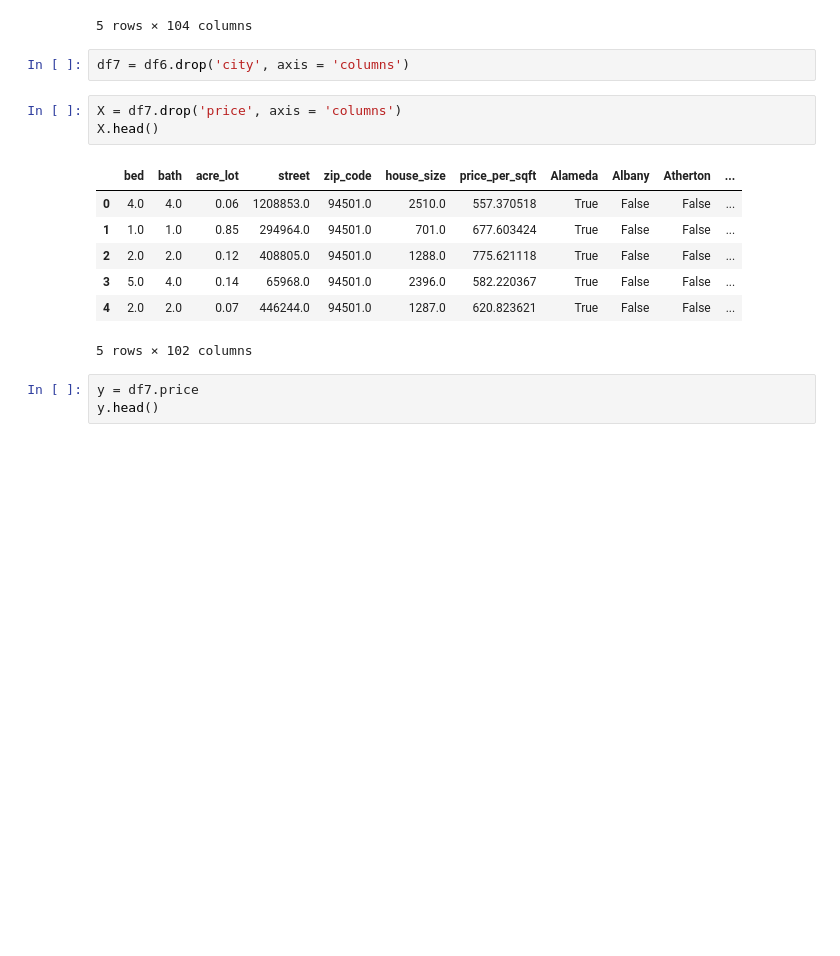
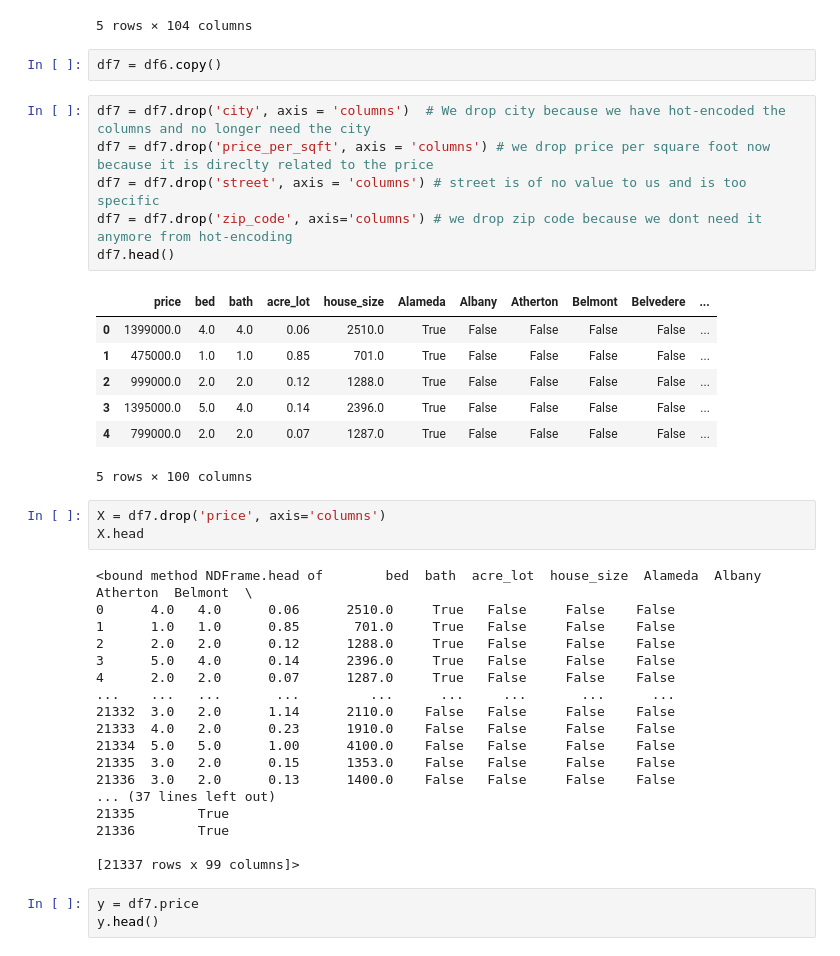
Before and after one commit to ItamarLevi02/House_Price_Prediction, a Jupyter notebook: code/model.ipynb, the cells around one changed output. Saved outputs shown, nothing was run; the diff lists cells and outputs as text; blank space fills up the shorter version.

```diff
--- a/code/model.ipynb
+++ b/code/model.ipynb
@@ -190,19 +199,43 @@ df6.head()
 | 3 | 1395000.0 | 5.0 | 4.0 | 0.14 | 65968.0 | Alameda | 94501.0 | 2396.0 | 582.220367 | True | ... |
 | 4 | 799000.0 | 2.0 | 2.0 | 0.07 | 446244.0 | Alameda | 94501.0 | 1287.0 | 620.823621 | True | ... |
 5 rows × 104 columns
-# %%
-df7 = df6.drop('city', axis = 'columns')
+# %%
+df7 = df6.copy()
+# %%
+df7 = df7.drop('city', axis = 'columns')  # We drop city because we have hot-encoded the columns and no longer need the city
+df7 = df7.drop('price_per_sqft', axis = 'columns') # we drop price per square foot now because it is direclty related to the price
+df7 = df7.drop('street', axis = 'columns') # street is of no value to us and is too specific
+df7 = df7.drop('zip_code', axis='columns') # we drop zip code because we dont need it anymore from hot-encoding
+df7.head()
+# %% [output]
+|  | price | bed | bath | acre_lot | house_size | Alameda | Albany | Atherton | Belmont | Belvedere | ... |
+| 0 | 1399000.0 | 4.0 | 4.0 | 0.06 | 2510.0 | True | False | False | False | False | ... |
+| 1 | 475000.0 | 1.0 | 1.0 | 0.85 | 701.0 | True | False | False | False | False | ... |
+| 2 | 999000.0 | 2.0 | 2.0 | 0.12 | 1288.0 | True | False | False | False | False | ... |
+| 3 | 1395000.0 | 5.0 | 4.0 | 0.14 | 2396.0 | True | False | False | False | False | ... |
+| 4 | 799000.0 | 2.0 | 2.0 | 0.07 | 1287.0 | True | False | False | False | False | ... |
+5 rows × 100 columns
 # %%
-X = df7.drop('price', axis = 'columns')
-X.head()
+X = df7.drop('price', axis='columns')
+X.head
 # %% [output]
-|  | bed | bath | acre_lot | street | zip_code | house_size | price_per_sqft | Alameda | Albany | Atherton | ... |
-| 0 | 4.0 | 4.0 | 0.06 | 1208853.0 | 94501.0 | 2510.0 | 557.370518 | True | False | False | ... |
-| 1 | 1.0 | 1.0 | 0.85 | 294964.0 | 94501.0 | 701.0 | 677.603424 | True | False | False | ... |
-| 2 | 2.0 | 2.0 | 0.12 | 408805.0 | 94501.0 | 1288.0 | 775.621118 | True | False | False | ... |
-| 3 | 5.0 | 4.0 | 0.14 | 65968.0 | 94501.0 | 2396.0 | 582.220367 | True | False | False | ... |
-| 4 | 2.0 | 2.0 | 0.07 | 446244.0 | 94501.0 | 1287.0 | 620.823621 | True | False | False | ... |
-5 rows × 102 columns
+<bound method NDFrame.head of        bed  bath  acre_lot  house_size  Alameda  Albany  Atherton  Belmont  \
+0      4.0   4.0      0.06      2510.0     True   False     False    False
+1      1.0   1.0      0.85       701.0     True   False     False    False
+2      2.0   2.0      0.12      1288.0     True   False     False    False
+3      5.0   4.0      0.14      2396.0     True   False     False    False
+4      2.0   2.0      0.07      1287.0     True   False     False    False
+...    ...   ...       ...         ...      ...     ...       ...      ...
+21332  3.0   2.0      1.14      2110.0    False   False     False    False
+21333  4.0   2.0      0.23      1910.0    False   False     False    False
+21334  5.0   5.0      1.00      4100.0    False   False     False    False
+21335  3.0   2.0      0.15      1353.0    False   False     False    False
+21336  3.0   2.0      0.13      1400.0    False   False     False    False
+... (37 lines left out)
+21335        True
+21336        True
+
+[21337 rows x 99 columns]>
 # %%
 y = df7.price
 y.head()
```
Also changed, not shown: parts of 12 cells of this notebook, 15 other files.
